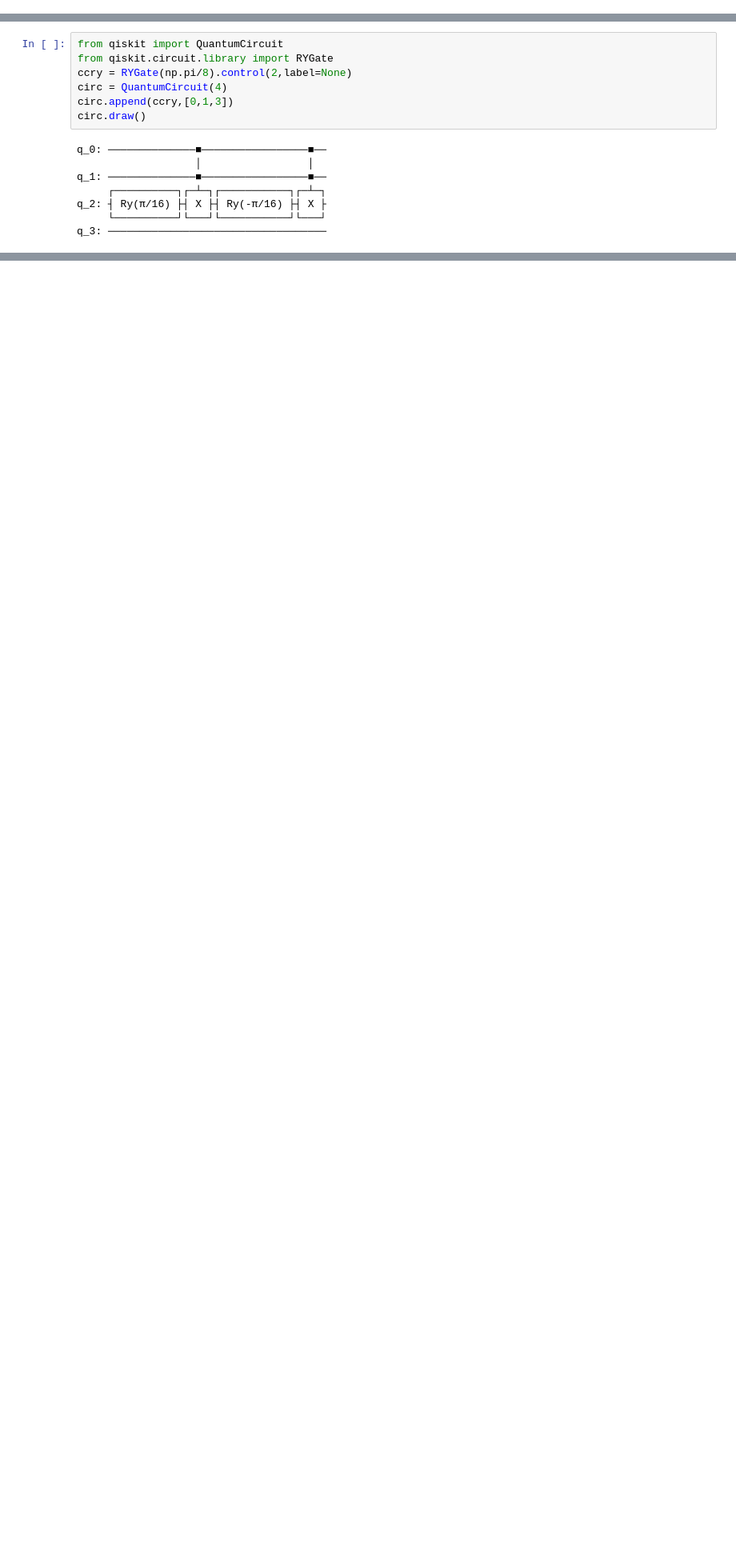
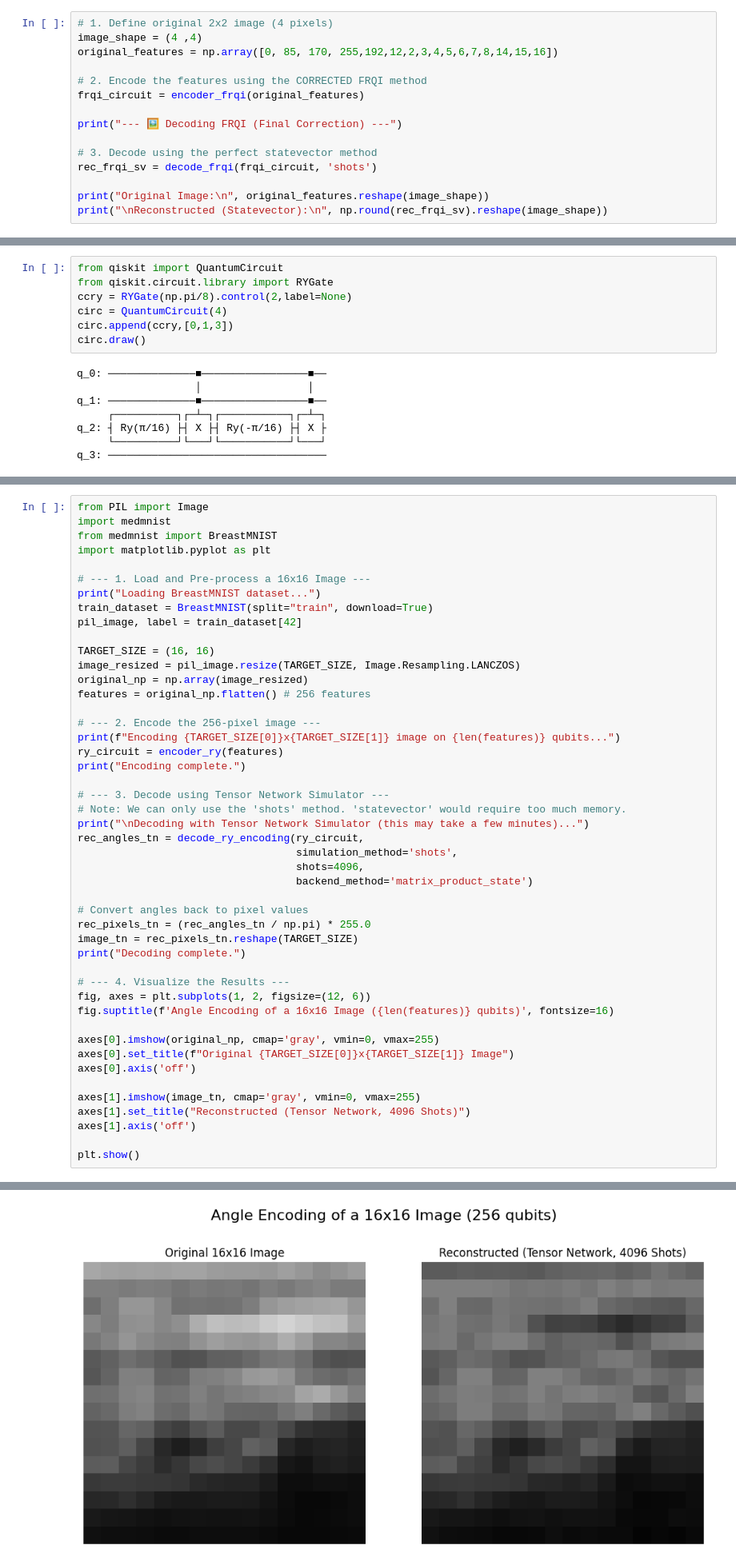
Before and after one commit to dimlanier/QAI_challenge_1, a Jupyter notebook: Task2_QAI_Hack2025.ipynb, the cells around one changed output, grey strips where cells are left out. Shown at 80% size. Saved outputs shown, nothing was run; the diff lists cells and outputs as text; blank space fills up the shorter version.

Commit message:
decoding

```diff
--- a/Task2_QAI_Hack2025.ipynb
+++ b/Task2_QAI_Hack2025.ipynb
@@ -563,0 +576,15 @@ Reconstructed (Shots): [ 0.5096  1.2161  1.5708 -0.3022]
+# %%
+# 1. Define original 2x2 image (4 pixels)
+image_shape = (4 ,4)
+original_features = np.array([0, 85, 170, 255,192,12,2,3,4,5,6,7,8,14,15,16])
+
+# 2. Encode the features using the CORRECTED FRQI method
+frqi_circuit = encoder_frqi(original_features)
+
+print("--- 🖼️ Decoding FRQI (Final Correction) ---")
+
+# 3. Decode using the perfect statevector method
+rec_frqi_sv = decode_frqi(frqi_circuit, 'shots')
+
+print("Original Image:\n", original_features.reshape(image_shape))
+print("\nReconstructed (Statevector):\n", np.round(rec_frqi_sv).reshape(image_shape))
@@ -620,0 +1102,48 @@ This shows how reconstruction fidelity changes with number of shots.
+# %%
+from PIL import Image
+import medmnist
+from medmnist import BreastMNIST
+import matplotlib.pyplot as plt
+
+# --- 1. Load and Pre-process a 16x16 Image ---
+print("Loading BreastMNIST dataset...")
+train_dataset = BreastMNIST(split="train", download=True)
+pil_image, label = train_dataset[42]
+
+TARGET_SIZE = (16, 16)
+image_resized = pil_image.resize(TARGET_SIZE, Image.Resampling.LANCZOS)
+original_np = np.array(image_resized)
+features = original_np.flatten() # 256 features
+
+# --- 2. Encode the 256-pixel image ---
+print(f"Encoding {TARGET_SIZE[0]}x{TARGET_SIZE[1]} image on {len(features)} qubits...")
+ry_circuit = encoder_ry(features)
+print("Encoding complete.")
+
+# --- 3. Decode using Tensor Network Simulator ---
+# Note: We can only use the 'shots' method. 'statevector' would require too much memory.
+print("\nDecoding with Tensor Network Simulator (this may take a few minutes)...")
+rec_angles_tn = decode_ry_encoding(ry_circuit,
+                                   simulation_method='shots',
+                                   shots=4096,
+                                   backend_method='matrix_product_state')
+
+# Convert angles back to pixel values
+rec_pixels_tn = (rec_angles_tn / np.pi) * 255.0
+image_tn = rec_pixels_tn.reshape(TARGET_SIZE)
+print("Decoding complete.")
+
+# --- 4. Visualize the Results ---
+fig, axes = plt.subplots(1, 2, figsize=(12, 6))
+fig.suptitle(f'Angle Encoding of a 16x16 Image ({len(features)} qubits)', fontsize=16)
+
+axes[0].imshow(original_np, cmap='gray', vmin=0, vmax=255)
+axes[0].set_title(f"Original {TARGET_SIZE[0]}x{TARGET_SIZE[1]} Image")
+axes[0].axis('off')
+
+axes[1].imshow(image_tn, cmap='gray', vmin=0, vmax=255)
+axes[1].set_title("Reconstructed (Tensor Network, 4096 Shots)")
+axes[1].axis('off')
+
+plt.show()
+# %% [output]
@@ -620,0 +1156 @@ This shows how reconstruction fidelity changes with number of shots.
+[figure, added]
```
Also changed, not shown: parts of 12 cells of this notebook.
